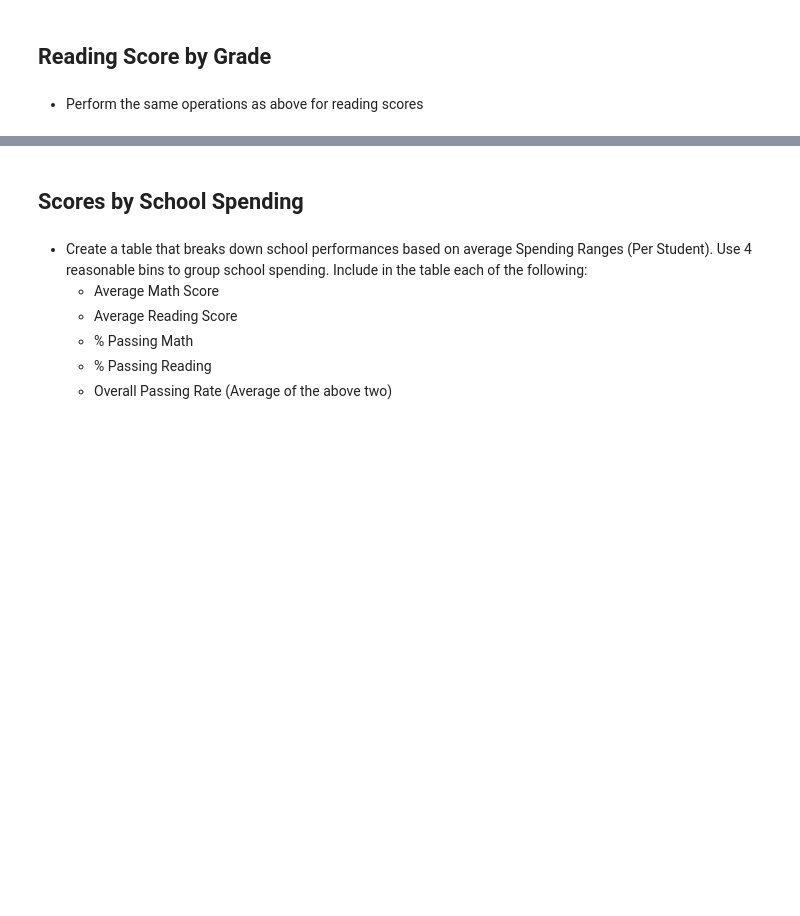
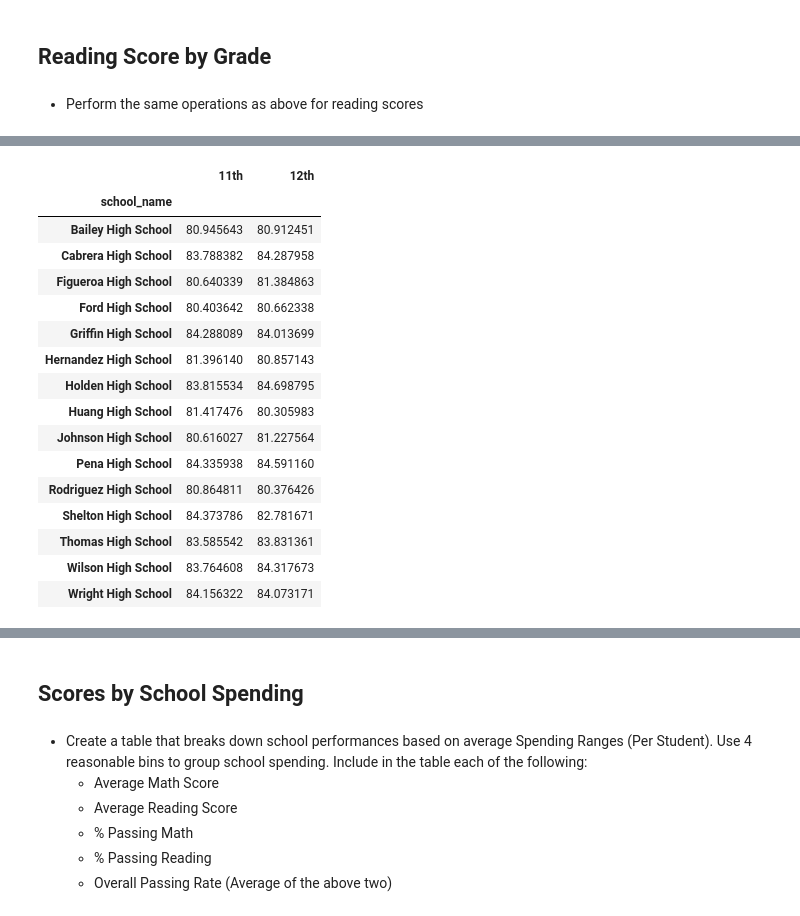
Before and after one commit to nicky-plat/Pandas-challenge, a Jupyter notebook: PyCitySchools_starter_Nick2.ipynb, the cells around one changed output, grey strips where cells are left out. Saved outputs shown, nothing was run; the diff lists cells and outputs as text; code cells hidden in the pictures; blank space fills up the shorter version.

```diff
--- a/PyCitySchools_starter_Nick2.ipynb
+++ b/PyCitySchools_starter_Nick2.ipynb
@@ -808,0 +931,22 @@ total_grades_df
+# %%
+# Combine the data into a single dataset.
+eleventh_twelfth_reading_df = pd.merge(eleventh_grades_reading_grouped_df, twelfth_grades_reading_grouped_df, how="left", on=["school_name"])
+eleventh_twelfth_reading_df
+# %% [output]
+|  | 11th | 12th |
+| school_name |  |  |
+| Bailey High School | 80.945643 | 80.912451 |
+| Cabrera High School | 83.788382 | 84.287958 |
+| Figueroa High School | 80.640339 | 81.384863 |
+| Ford High School | 80.403642 | 80.662338 |
+| Griffin High School | 84.288089 | 84.013699 |
+| Hernandez High School | 81.396140 | 80.857143 |
+| Holden High School | 83.815534 | 84.698795 |
+| Huang High School | 81.417476 | 80.305983 |
+| Johnson High School | 80.616027 | 81.227564 |
+| Pena High School | 84.335938 | 84.591160 |
+| Rodriguez High School | 80.864811 | 80.376426 |
+| Shelton High School | 84.373786 | 82.781671 |
+| Thomas High School | 83.585542 | 83.831361 |
+| Wilson High School | 83.764608 | 84.317673 |
+| Wright High School | 84.156322 | 84.073171 |
```
Also changed, not shown: parts of 6 cells of this notebook.
